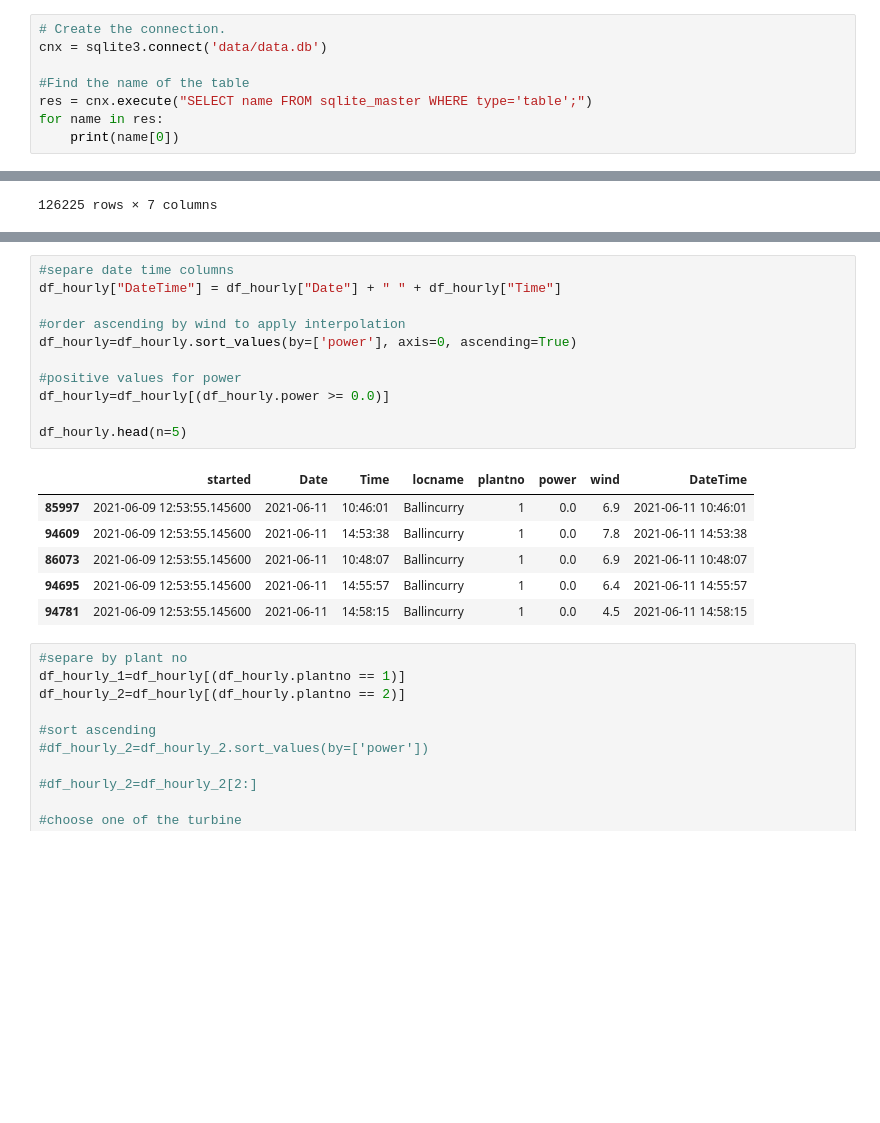
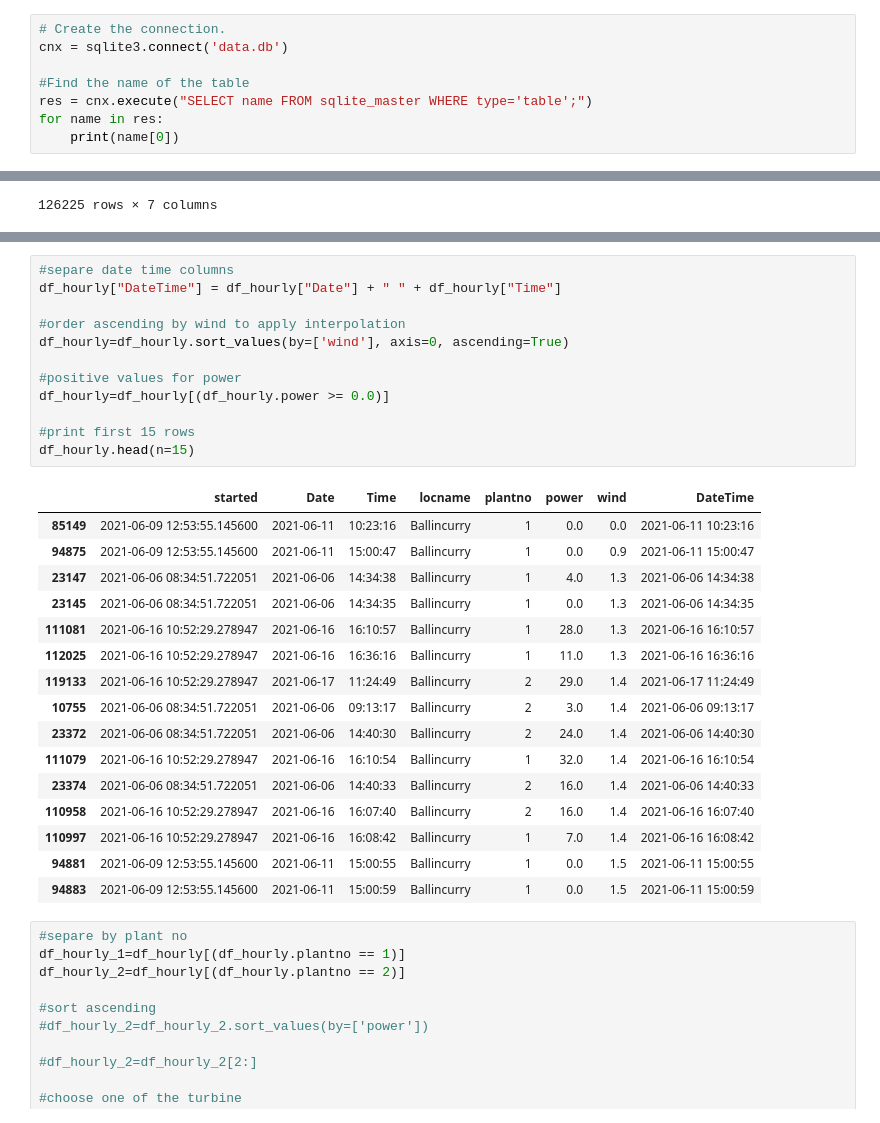
Before and after one commit to iuliaanton/Power_ME-Turbine, a Jupyter notebook: Iulia_OPC_Data.ipynb, the cells around one changed output, grey strips where cells are left out. Drawn from its saved outputs; the diff is of its cells as text; blank space fills up the shorter version.

Commit message:
Cleaning Data

```diff
--- a/Iulia_OPC_Data.ipynb
+++ b/Iulia_OPC_Data.ipynb
@@ -11,7 +11,7 @@ import matplotlib.pyplot as plt
 import scipy.interpolate as si
 # %%
 # Create the connection.
-cnx = sqlite3.connect('data/data.db')
+cnx = sqlite3.connect('data.db')
 
 #Find the name of the table
 res = cnx.execute("SELECT name FROM sqlite_master WHERE type='table';")
@@ -71,21 +86,32 @@ df_hourly=df
 # %%
 #separe date time columns
 df_hourly["DateTime"] = df_hourly["Date"] + " " + df_hourly["Time"]
 
 #order ascending by wind to apply interpolation
-df_hourly=df_hourly.sort_values(by=['power'], axis=0, ascending=True)
+df_hourly=df_hourly.sort_values(by=['wind'], axis=0, ascending=True)
 
 #positive values for power
 df_hourly=df_hourly[(df_hourly.power >= 0.0)]
 
-df_hourly.head(n=5)
+#print first 15 rows
+df_hourly.head(n=15)
 # %% [output]
 |  | started | Date | Time | locname | plantno | power | wind | DateTime |
-| 85997 | 2021-06-09 12:53:55.145600 | 2021-06-11 | 10:46:01 | Ballincurry | 1 | 0.0 | 6.9 | 2021-06-11 10:46:01 |
-| 94609 | 2021-06-09 12:53:55.145600 | 2021-06-11 | 14:53:38 | Ballincurry | 1 | 0.0 | 7.8 | 2021-06-11 14:53:38 |
-| 86073 | 2021-06-09 12:53:55.145600 | 2021-06-11 | 10:48:07 | Ballincurry | 1 | 0.0 | 6.9 | 2021-06-11 10:48:07 |
-| 94695 | 2021-06-09 12:53:55.145600 | 2021-06-11 | 14:55:57 | Ballincurry | 1 | 0.0 | 6.4 | 2021-06-11 14:55:57 |
-| 94781 | 2021-06-09 12:53:55.145600 | 2021-06-11 | 14:58:15 | Ballincurry | 1 | 0.0 | 4.5 | 2021-06-11 14:58:15 |
+| 85149 | 2021-06-09 12:53:55.145600 | 2021-06-11 | 10:23:16 | Ballincurry | 1 | 0.0 | 0.0 | 2021-06-11 10:23:16 |
+| 94875 | 2021-06-09 12:53:55.145600 | 2021-06-11 | 15:00:47 | Ballincurry | 1 | 0.0 | 0.9 | 2021-06-11 15:00:47 |
+| 23147 | 2021-06-06 08:34:51.722051 | 2021-06-06 | 14:34:38 | Ballincurry | 1 | 4.0 | 1.3 | 2021-06-06 14:34:38 |
+| 23145 | 2021-06-06 08:34:51.722051 | 2021-06-06 | 14:34:35 | Ballincurry | 1 | 0.0 | 1.3 | 2021-06-06 14:34:35 |
+| 111081 | 2021-06-16 10:52:29.278947 | 2021-06-16 | 16:10:57 | Ballincurry | 1 | 28.0 | 1.3 | 2021-06-16 16:10:57 |
+| 112025 | 2021-06-16 10:52:29.278947 | 2021-06-16 | 16:36:16 | Ballincurry | 1 | 11.0 | 1.3 | 2021-06-16 16:36:16 |
+| 119133 | 2021-06-16 10:52:29.278947 | 2021-06-17 | 11:24:49 | Ballincurry | 2 | 29.0 | 1.4 | 2021-06-17 11:24:49 |
+| 10755 | 2021-06-06 08:34:51.722051 | 2021-06-06 | 09:13:17 | Ballincurry | 2 | 3.0 | 1.4 | 2021-06-06 09:13:17 |
+| 23372 | 2021-06-06 08:34:51.722051 | 2021-06-06 | 14:40:30 | Ballincurry | 2 | 24.0 | 1.4 | 2021-06-06 14:40:30 |
+| 111079 | 2021-06-16 10:52:29.278947 | 2021-06-16 | 16:10:54 | Ballincurry | 1 | 32.0 | 1.4 | 2021-06-16 16:10:54 |
+| 23374 | 2021-06-06 08:34:51.722051 | 2021-06-06 | 14:40:33 | Ballincurry | 2 | 16.0 | 1.4 | 2021-06-06 14:40:33 |
+| 110958 | 2021-06-16 10:52:29.278947 | 2021-06-16 | 16:07:40 | Ballincurry | 2 | 16.0 | 1.4 | 2021-06-16 16:07:40 |
+| 110997 | 2021-06-16 10:52:29.278947 | 2021-06-16 | 16:08:42 | Ballincurry | 1 | 7.0 | 1.4 | 2021-06-16 16:08:42 |
+| 94881 | 2021-06-09 12:53:55.145600 | 2021-06-11 | 15:00:55 | Ballincurry | 1 | 0.0 | 1.5 | 2021-06-11 15:00:55 |
+| 94883 | 2021-06-09 12:53:55.145600 | 2021-06-11 | 15:00:59 | Ballincurry | 1 | 0.0 | 1.5 | 2021-06-11 15:00:59 |
 # %%
 #separe by plant no
 df_hourly_1=df_hourly[(df_hourly.plantno == 1)]
```
Also changed, not shown: parts of 7 cells of this notebook, 2 other files.
